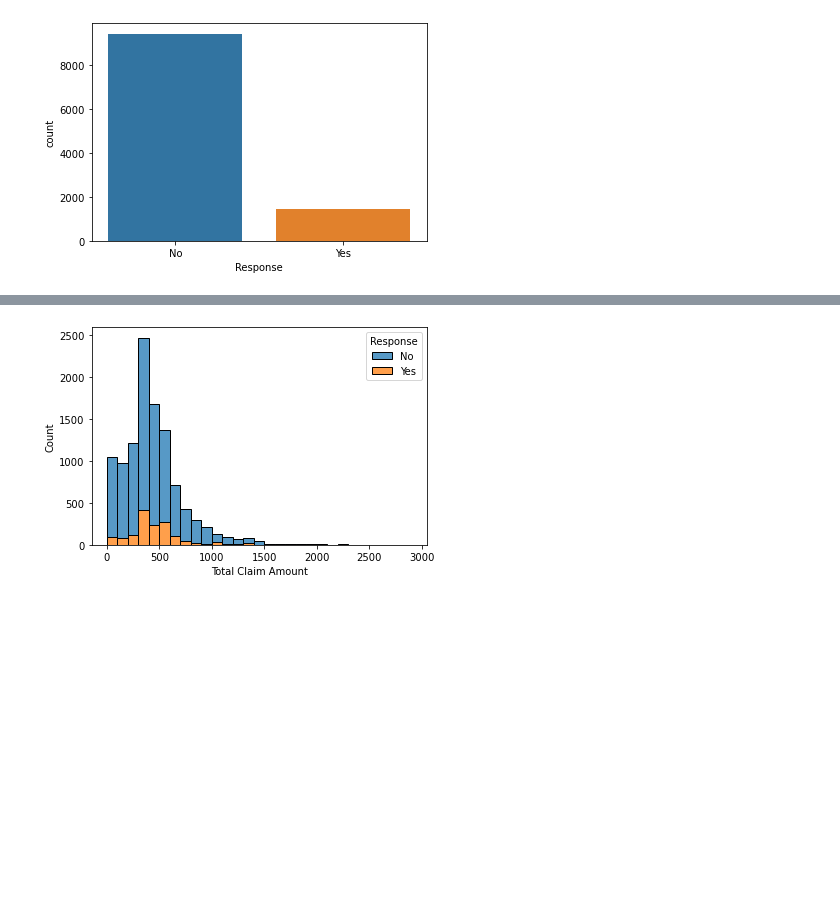
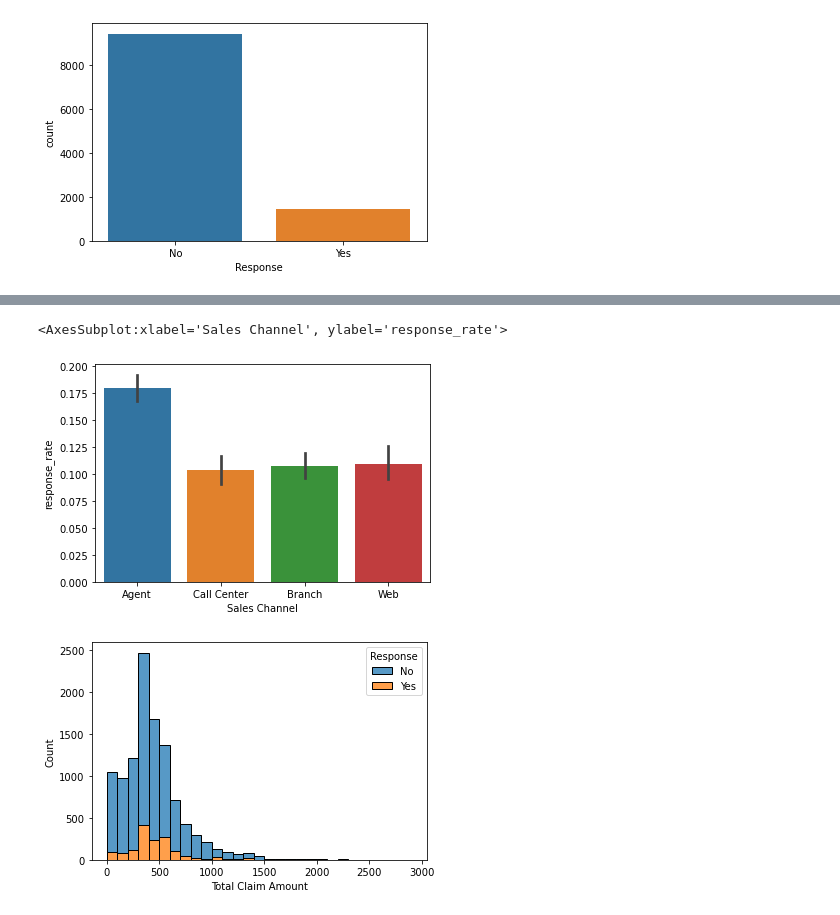
Before and after one commit to ClaraQuer/lab-customer-analysis-round-2, a Jupyter notebook: Customer Analysis.ipynb, the cells around one changed output, grey strips where cells are left out. Saved outputs shown, nothing was run; the diff lists cells and outputs as text; code cells hidden in the pictures; blank space fills up the shorter version.

```diff
--- a/Customer Analysis.ipynb
+++ b/Customer Analysis.ipynb
@@ -371,3 +394,8 @@ plt.show()
+# %%
+sns.barplot(x = 'Sales Channel', y = 'response_rate', data = mca)
+# %% [output]
+<AxesSubplot:xlabel='Sales Channel', ylabel='response_rate'>
+[figure, added]
 # %%
 sns.histplot(x = 'Total Claim Amount', data = mca, hue = 'Response', binwidth = 100, multiple = 'stack')
 plt.show()
```
Also changed, not shown: parts of 19 cells of this notebook.
